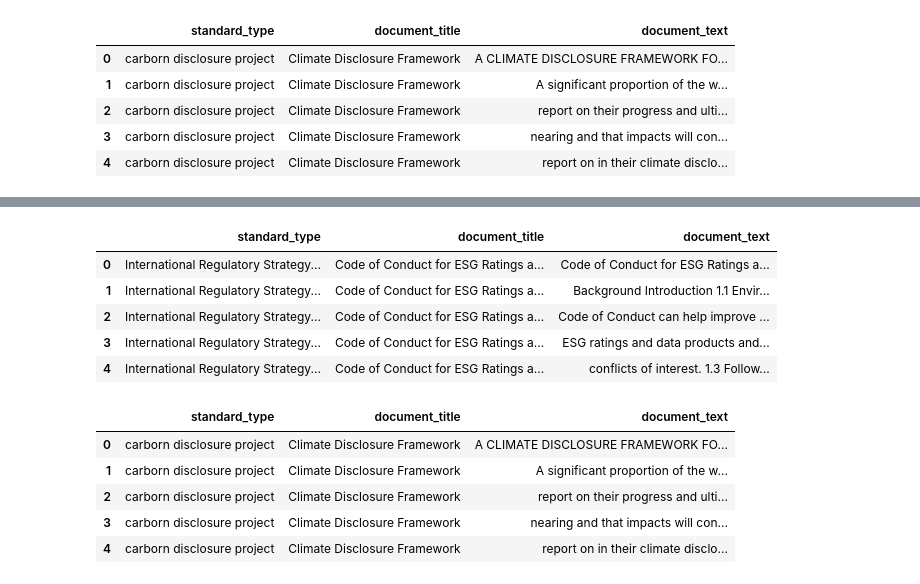
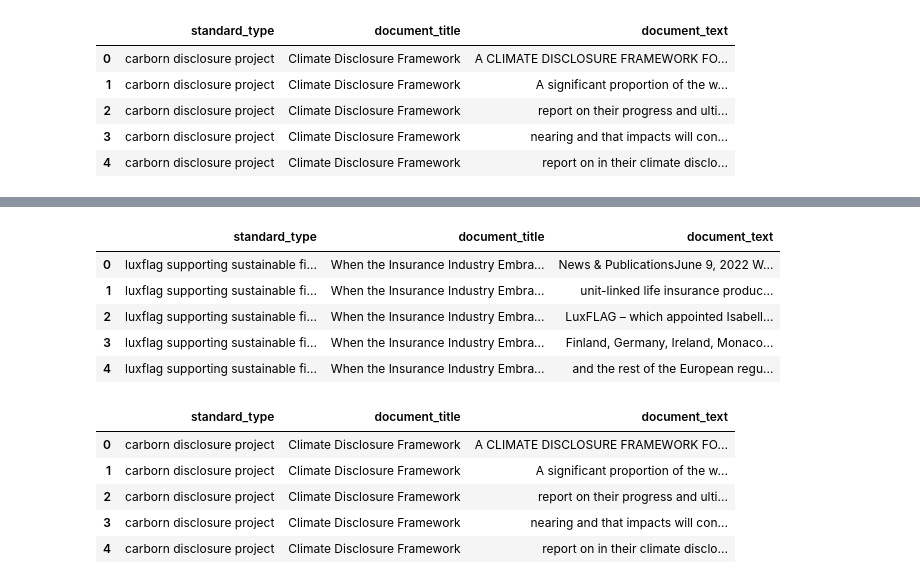
Before and after one commit to Pelumioluwa/Sustainable_Finance_Analyzer, a Jupyter notebook: Data_Processing/NextDataProcessing.ipynb, the cells around one changed output, grey strips where cells are left out. Cells and saved outputs as stored; diff of their text form; code cells hidden in the pictures.

Commit message:
update to next data processing

```diff
--- a/Data_Processing/NextDataProcessing.ipynb
+++ b/Data_Processing/NextDataProcessing.ipynb
@@ -21,7 +21,7 @@ csv_directory = '/Users/pelumioluwaabiola/Downloads/Researchwork/CSVfiles/standa
 # %%
 #read pdf file
 framework = []
-document_name = '/Dec2023_IRSG_Code_of_ConductforESGRatingsandData-Products-Providers-v3.pdf'
+document_name = '/Jun19-luxflag-org-when-the-insurance-industry-embraces-sustainability-labelling-.pdf'
 reader = PdfReader(pdf_directory + document_name)
 number_of_pages = len(reader.pages)
 page = reader.pages[2]
@@ -47,9 +47,20 @@ def clean_pdf(text):
     text = text.replace('\x0c', ' ')
     # Remove '\xa0' (non-breaking space)
     text = text.replace('\xa0', ' ')
+    #remove all other special characters
+    text = text.replace('\uf08c', ' ')
+    text = text.replace('\uf099', ' ')
+    text = text.replace('\uf09a ', ' ')
+    text = text.replace('\uf232', ' ')
+    text = text.replace('\uf0e0', ' ')
+    text = text.replace('\x00', ' ')
+    text = text.replace('\uf0e1', ' ')
+    text = text.replace('\uf095', ' ')
     #remove all unnecessary spaces
     text = ' '.join(text.split())
 
+
+
     return text
 # %%
 #clean pdf
@@ -174,27 +160,27 @@ df.tail() #view last 5 rows
 # %%
 
 #convert the standard name, standard title and page contents to a dataframe
-standard_name = ['International Regulatory Strategy Group']
-document_title = ['Code of Conduct for ESG Ratings and Data Products Providers']
+standard_name = ['luxflag supporting sustainable finance']
+document_title = ['When the Insurance Industry Embraces Sustainability Labelling']
 
 # Repeat standard_name and document_title to match the length of page_contents
 standard_name = standard_name * len(page_contents)
 document_title = document_title * len(page_contents)
 
 df2 = pd.DataFrame({
     'standard_type': standard_name,
     'document_title': document_title,
     'document_text': page_contents
 })
 
 df2.head()
 # %% [output]
 |  | standard_type | document_title | document_text |
-| 0 | International Regulatory Strategy... | Code of Conduct for ESG Ratings a... | Code of Conduct for ESG Ratings a... |
-| 1 | International Regulatory Strategy... | Code of Conduct for ESG Ratings a... | Background Introduction 1.1 Envir... |
-| 2 | International Regulatory Strategy... | Code of Conduct for ESG Ratings a... | Code of Conduct can help improve ... |
-| 3 | International Regulatory Strategy... | Code of Conduct for ESG Ratings a... | ESG ratings and data products and... |
-| 4 | International Regulatory Strategy... | Code of Conduct for ESG Ratings a... | conflicts of interest. 1.3 Follow... |
+| 0 | luxflag supporting sustainable fi... | When the Insurance Industry Embra... | News & PublicationsJune 9, 2022 W... |
+| 1 | luxflag supporting sustainable fi... | When the Insurance Industry Embra... | unit-linked life insurance produc... |
+| 2 | luxflag supporting sustainable fi... | When the Insurance Industry Embra... | LuxFLAG – which appointed Isabell... |
+| 3 | luxflag supporting sustainable fi... | When the Insurance Industry Embra... | Finland, Germany, Ireland, Monaco... |
+| 4 | luxflag supporting sustainable fi... | When the Insurance Industry Embra... | and the rest of the European regu... |
 # %%
 # Merge df and df2
 df_merged = pd.concat([df, df2])
```
Also changed, not shown: parts of 8 cells of this notebook.
